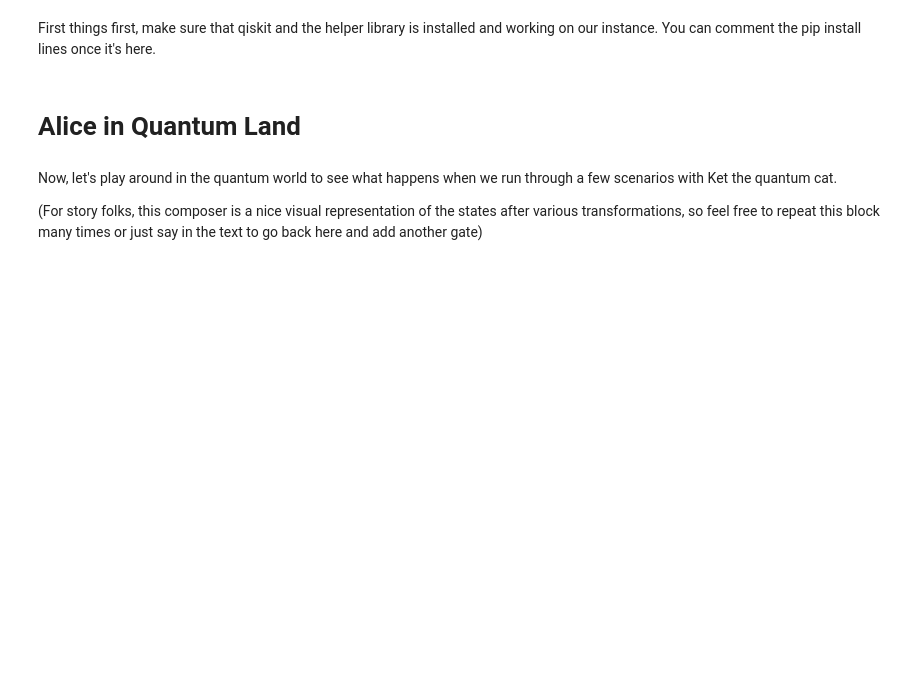
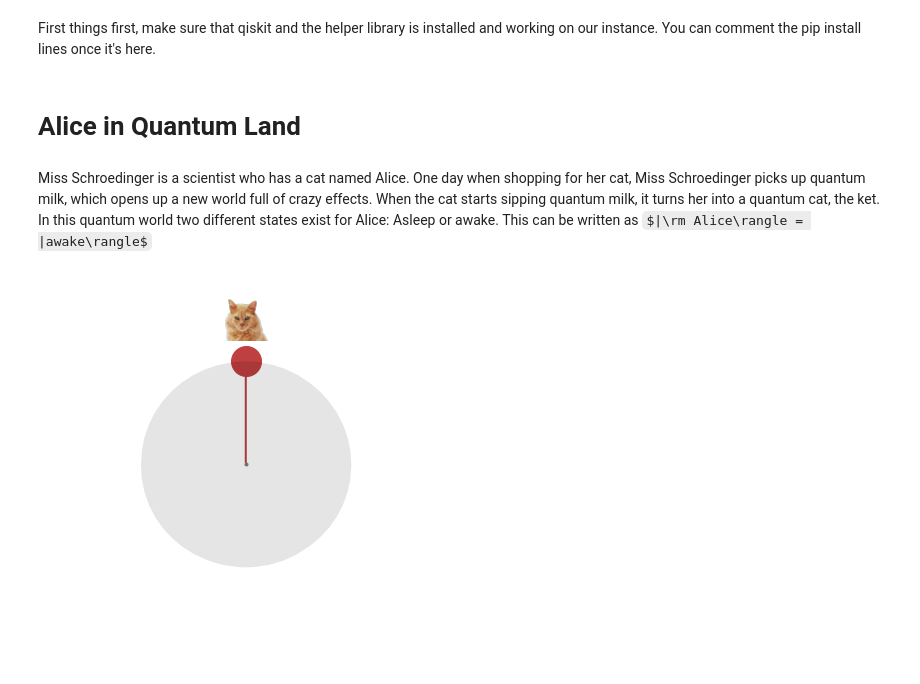
Before and after one commit to BII-wushuang/Sciathon2020, a Jupyter notebook: MiniQ.ipynb, the cells around one changed output. Cells and saved outputs as stored; diff of their text form; code cells hidden in the pictures; some formulas as TeX source; blank space fills up the shorter version.

```diff
--- a/MiniQ.ipynb
+++ b/MiniQ.ipynb
@@ -30,6 +104,10 @@ backend_sim = qiskit.BasicAer.get_backend('qasm_simulator')
 # %% [markdown]
 # Alice in Quantum Land
-# %% [markdown]
-Now, let's play around in the quantum world to see what happens when we run through a few scenarios with Ket the quantum cat.
-
-(For story folks, this composer is a nice visual representation of the states after various transformations, so feel free to repeat this block many times or just say in the text to go back here and add another gate)
+# %% [markdown]
+Miss Schroedinger is a scientist who has a cat named Alice. One day when shopping for her cat, Miss Schroedinger picks up quantum milk, which opens up a new world full of crazy effects. When the cat starts sipping quantum milk, it turns her into a quantum cat, the ket. In this quantum world two different states exist for Alice: Asleep or awake. This can be written as $|\rm Alice\rangle = |awake\rangle$
+# %%
+alice = QuantumCat()
+state = statevec(alice)
+plot_state_qsphere(state.data, show_state_cats=True, add_color_wheel=False)
+# %% [output]
+[figure, added]
```
Also changed, not shown: parts of 33 cells of this notebook.
